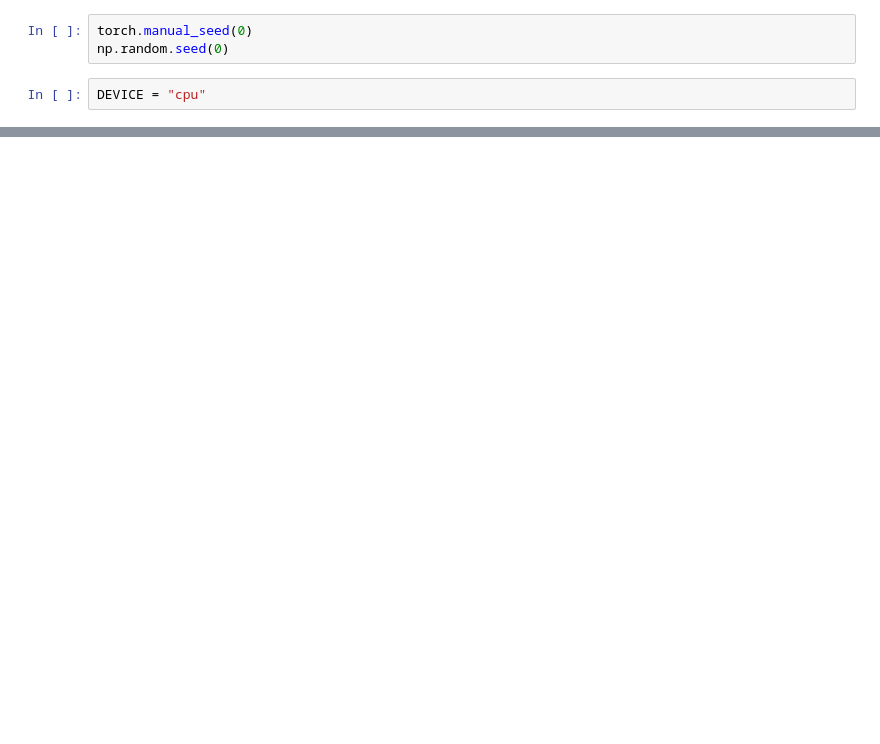
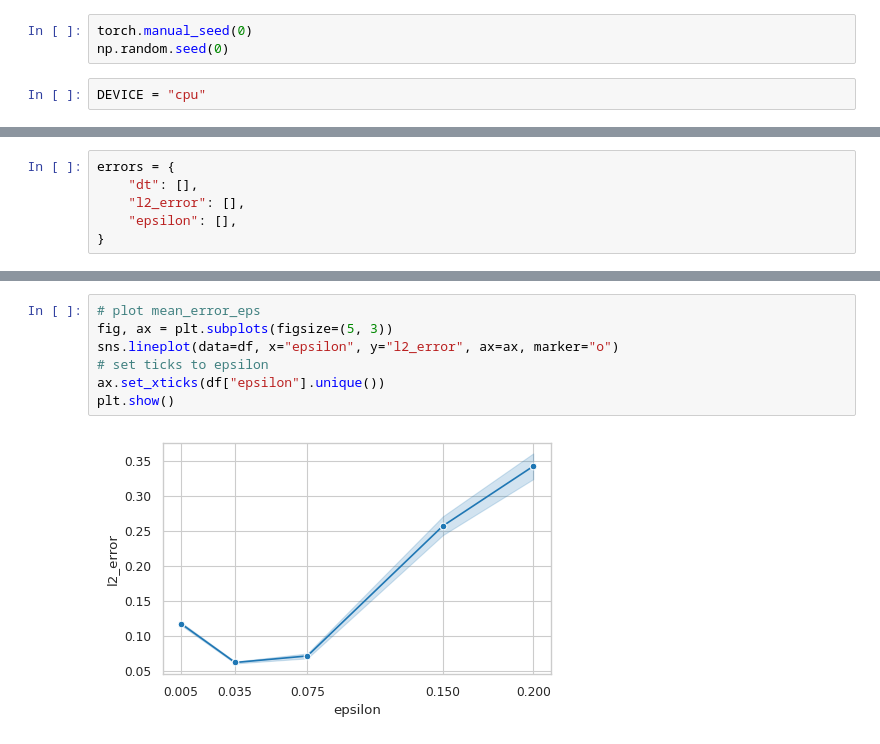
Before and after one commit to benedict-armstrong/FNO-for-Phase-Field-Dynamics, a Jupyter notebook: eval_ood.ipynb, the cells around one changed output, grey strips where cells are left out. Cells and saved outputs as stored; diff of their text form; blank space fills up the shorter version.

```diff
--- a/eval_ood.ipynb
+++ b/eval_ood.ipynb
@@ -35 +41,7 @@ BATCH_SIZE = 5
+# %%
+errors = {
+    "dt": [],
+    "l2_error": [],
+    "epsilon": [],
+}
 # %%
@@ -36,0 +117,9 @@ sampler = DataLoader(dataset, batch_size=BATCH_SIZE, shuffle=True)
+# %%
+# plot mean_error_eps
+fig, ax = plt.subplots(figsize=(5, 3))
+sns.lineplot(data=df, x="epsilon", y="l2_error", ax=ax, marker="o")
+# set ticks to epsilon
+ax.set_xticks(df["epsilon"].unique())
+plt.show()
+# %% [output]
+[figure, added]
```
Also changed, not shown: parts of 14 cells of this notebook, 9 other files.
